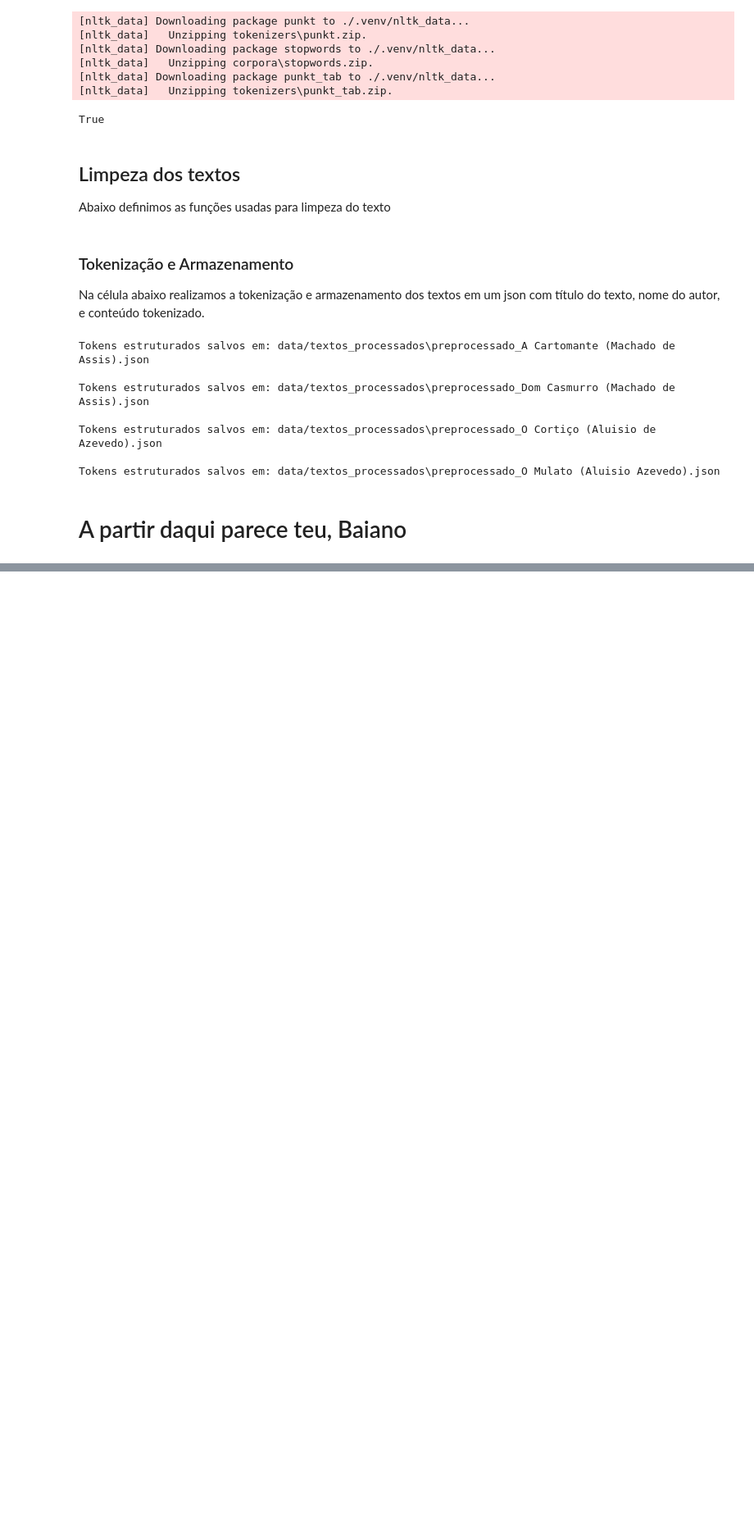
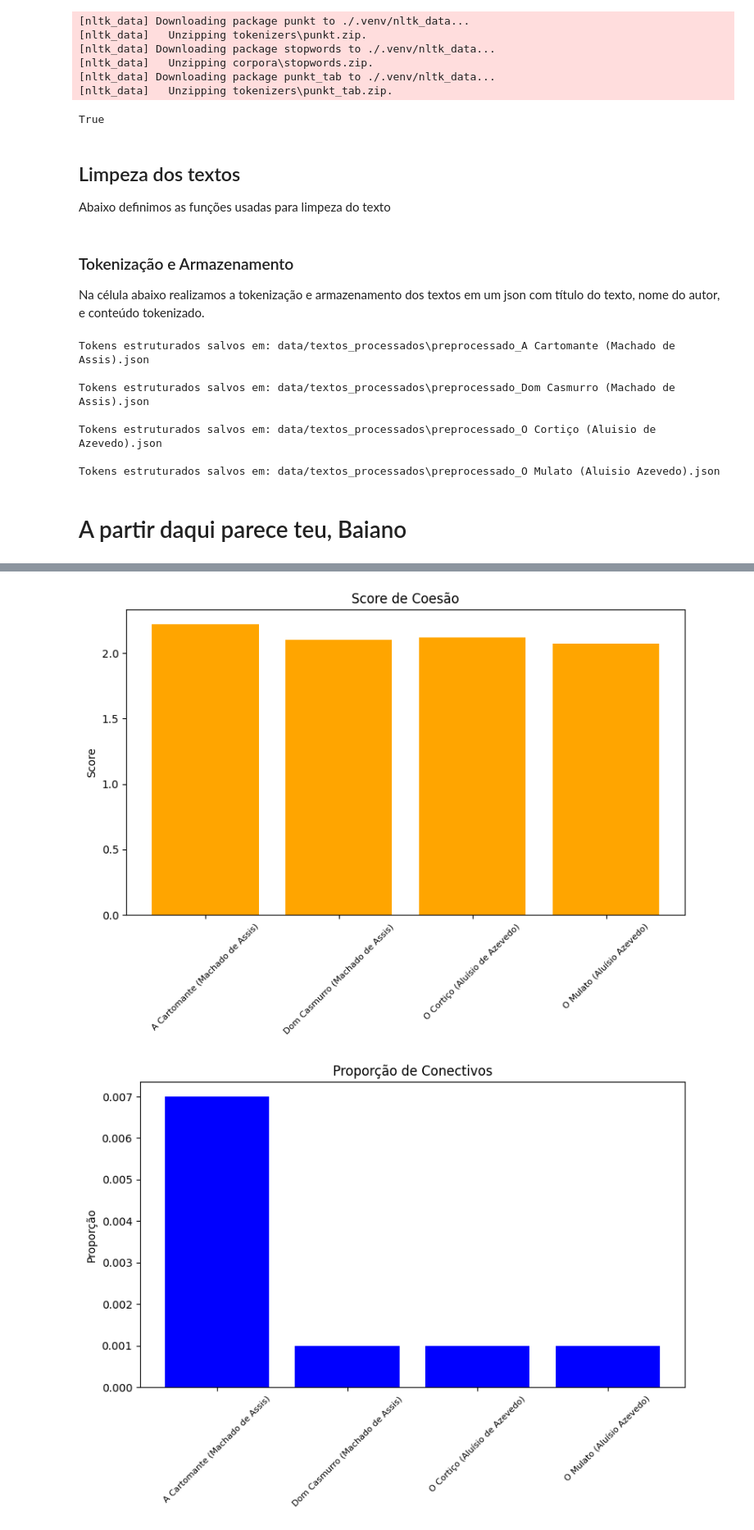
Before and after one commit to VictorAGomes/Projeto-PLN, a Jupyter notebook: main.ipynb, the cells around one changed output, grey strips where cells are left out. Shown: that part at 82% size. Drawn from its saved outputs; the diff is of its cells as text; code cells hidden in the pictures; blank space fills up the shorter version.

```diff
--- a/main.ipynb
+++ b/main.ipynb
@@ -298,0 +441,68 @@ Resultado: {'coesao_score': np.float64(3.84), 'conectivos_encontrados': ['e', 'q
+# %%
+import matplotlib.pyplot as plt
+
+# Dados fornecidos
+arquivos = [
+    "A Cartomante (Machado de Assis)",
+    "Dom Casmurro (Machado de Assis)",
+    "O Cortiço (Aluísio de Azevedo)",
+    "O Mulato (Aluísio Azevedo)"
+]
+coesao_scores = [2.22, 2.1, 2.12, 2.07]
+proporcoes_conectivos = [0.007, 0.001, 0.001, 0.001]
+similaridades_medias = [0.823, 0.831, 0.843, 0.823]
+num_conectivos = [23, 53, 57, 56]
+num_sentencas = [206, 3789, 3400, 5132]
+
+# Gráfico 1: Score de Coesão
+plt.figure(figsize=(8, 6))
+plt.bar(arquivos, coesao_scores, color='orange')
+plt.title('Score de Coesão')
+plt.ylabel('Score')
+plt.xticks(rotation=45, fontsize=8)
+plt.tight_layout()
+plt.show()
+plt.close()
+
+# Gráfico 2: Proporção de Conectivos
+plt.figure(figsize=(8, 6))
+plt.bar(arquivos, proporcoes_conectivos, color='blue')
+plt.title('Proporção de Conectivos')
+plt.ylabel('Proporção')
+plt.xticks(rotation=45, fontsize=8)
+plt.tight_layout()
+plt.show()
+plt.close()
+
+# Gráfico 3: Similaridade Média
+plt.figure(figsize=(8, 6))
+plt.bar(arquivos, similaridades_medias, color='green')
+plt.title('Similaridade Média')
+plt.ylabel('Similaridade')
+plt.xticks(rotation=45, fontsize=8)
+plt.tight_layout()
+plt.show()
+plt.close()
+
+# Gráfico 4: Número de Conectivos Encontrados
+plt.figure(figsize=(8, 6))
+plt.bar(arquivos, num_conectivos, color='purple')
+plt.title('Número de Conectivos Encontrados')
+plt.ylabel('Quantidade')
+plt.xticks(rotation=45, fontsize=8)
+plt.tight_layout()
+plt.show()
+plt.close()
+
+# Gráfico 5: Número de Sentenças
+plt.figure(figsize=(8, 6))
+plt.bar(arquivos, num_sentencas, color='red')
+plt.title('Número de Sentenças')
+plt.ylabel('Quantidade')
+plt.xticks(rotation=45, fontsize=8)
+plt.tight_layout()
+plt.show()
+plt.close()
+# %% [output]
+[figure, added]
+[figure, added]
```
Also changed, not shown: parts of 4 cells of this notebook, 5 other files.
